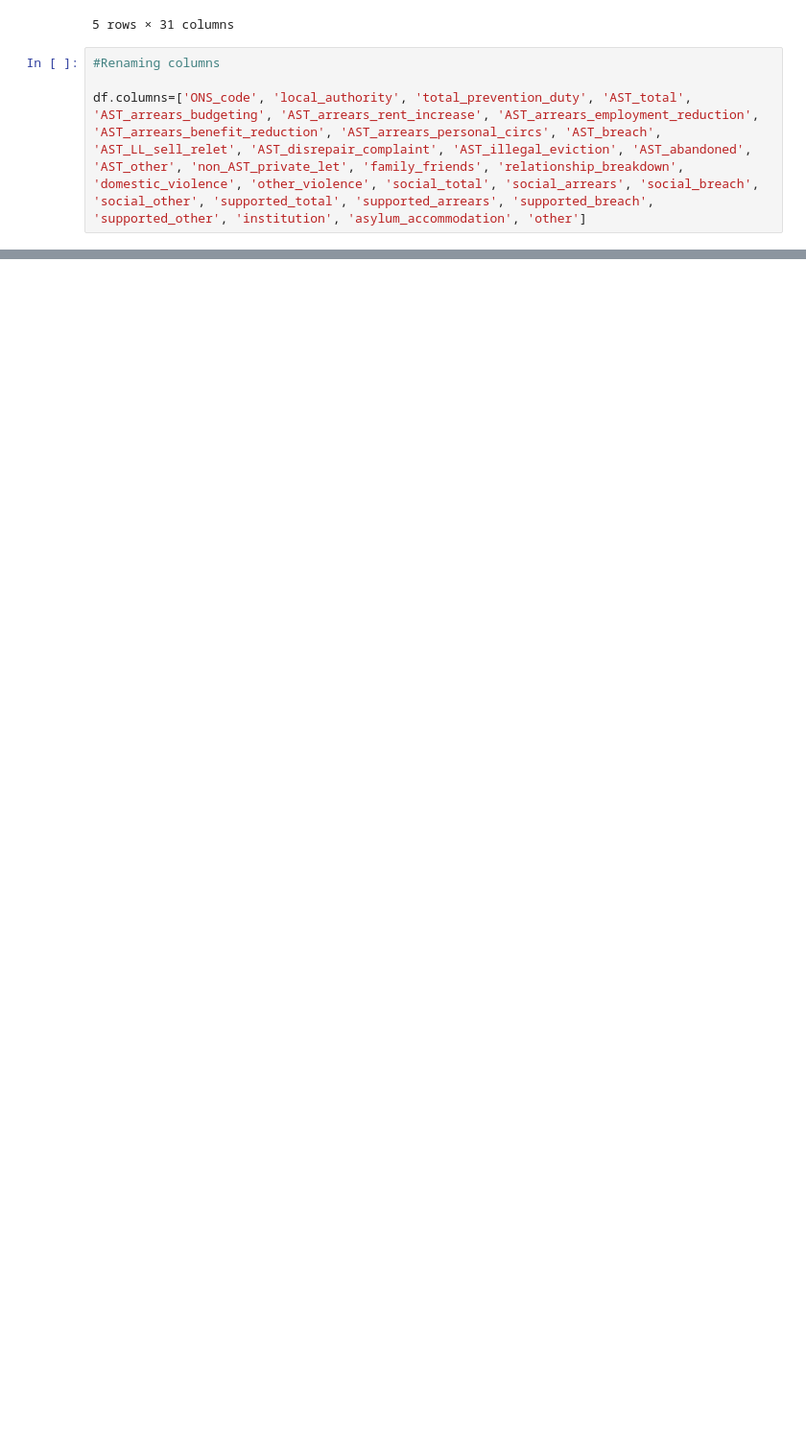
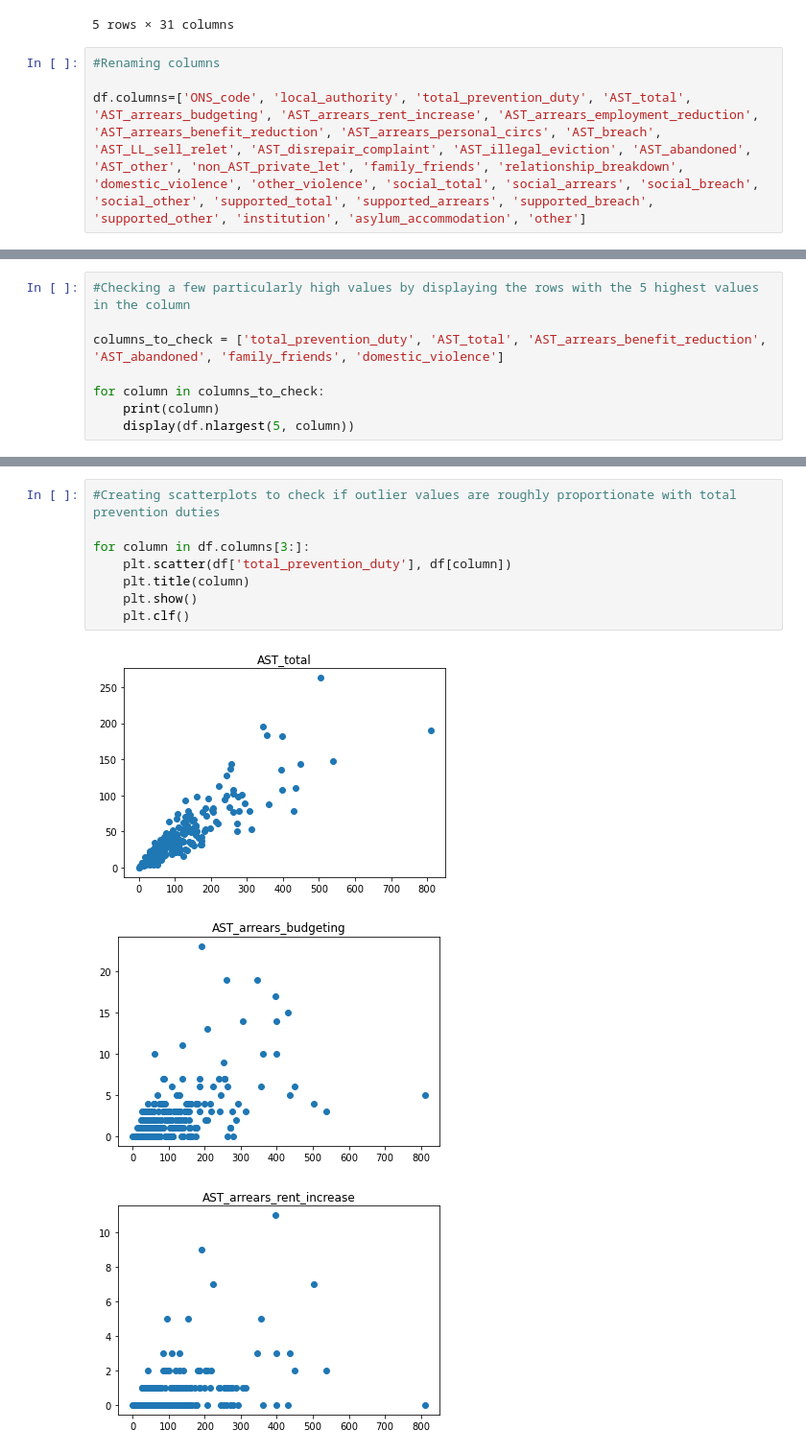
Before and after one commit to lu-fisher/Homelessness-reasons, a Jupyter notebook: Homelessness reasons.ipynb, the cells around one changed output, grey strips where cells are left out. Shown at 96% size. Saved outputs shown, nothing was run; the diff lists cells and outputs as text; blank space fills up the shorter version.

```diff
--- a/Homelessness reasons.ipynb
+++ b/Homelessness reasons.ipynb
@@ -172,0 +322,8 @@ def strip_rename(df):
+# %%
+#Checking a few particularly high values by displaying the rows with the 5 highest values in the column
+
+columns_to_check = ['total_prevention_duty', 'AST_total', 'AST_arrears_benefit_reduction', 'AST_abandoned', 'family_friends', 'domestic_violence']
+
+for column in columns_to_check:
+    print(column)
+    display(df.nlargest(5, column))
@@ -172,0 +373,12 @@ def strip_rename(df):
+# %%
+#Creating scatterplots to check if outlier values are roughly proportionate with total prevention duties
+
+for column in df.columns[3:]:
+    plt.scatter(df['total_prevention_duty'], df[column])
+    plt.title(column)
+    plt.show()
+    plt.clf()
+# %% [output]
+[figure, added]
+[figure, added]
+[figure, added]
```
Also changed, not shown: parts of 12 cells of this notebook.
